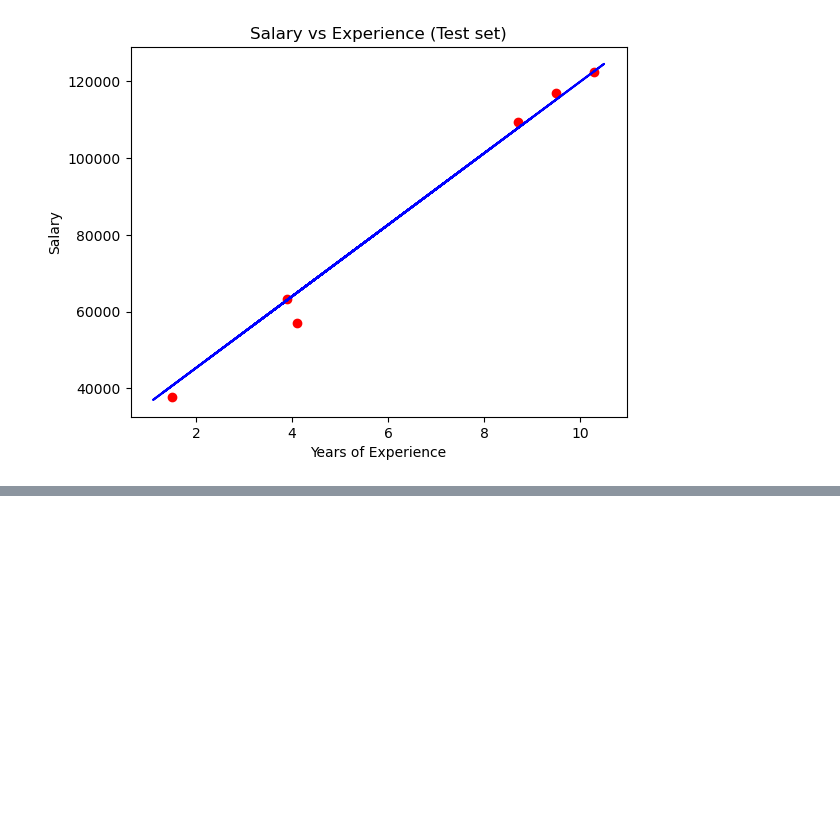
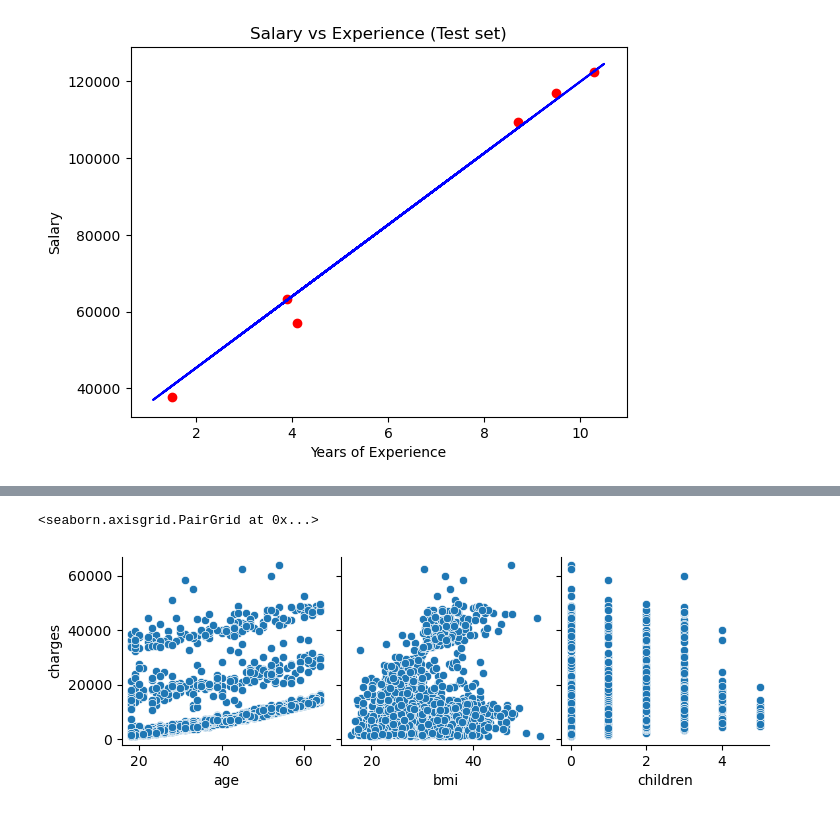
Before and after one commit to amankr1279/Data-Science-and-ML, a Jupyter notebook: Day 3/Regression_classifier.ipynb, the cells around one changed output, grey strips where cells are left out. Cells and saved outputs as stored; diff of their text form; code cells hidden in the pictures; blank space fills up the shorter version.

```diff
--- a/Day 3/Regression_classifier.ipynb
+++ b/Day 3/Regression_classifier.ipynb
@@ -85,0 +110,5 @@ plt.show()
+# %%
+sns.pairplot(df,y_vars='charges', x_vars=['age', 'bmi', 'children'])
+# %% [output]
+<seaborn.axisgrid.PairGrid at 0x...>
+[figure, added]
```
Also changed, not shown: parts of 11 cells of this notebook, 1 other file.
